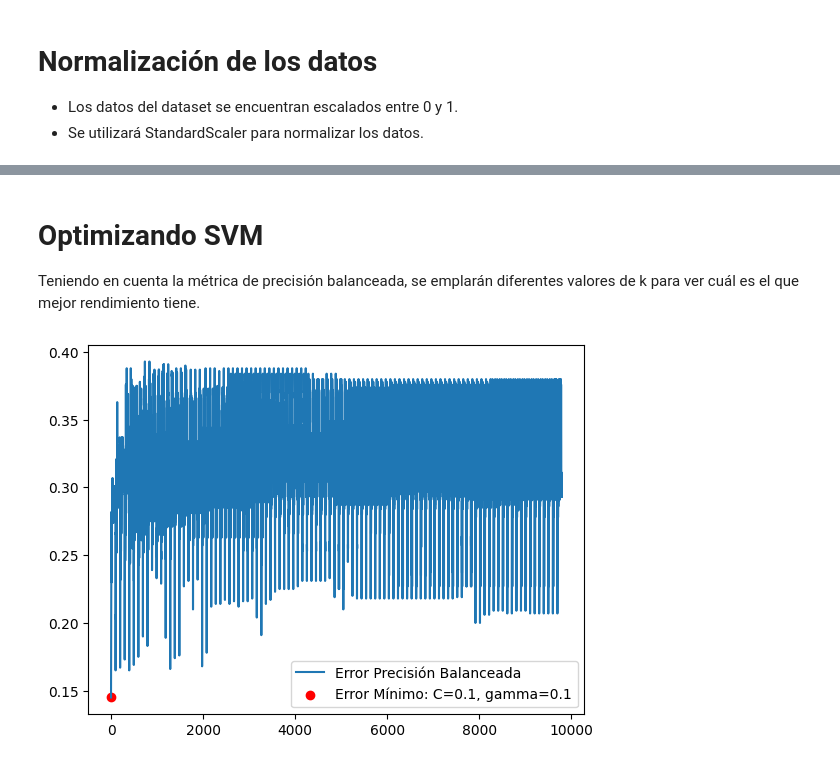
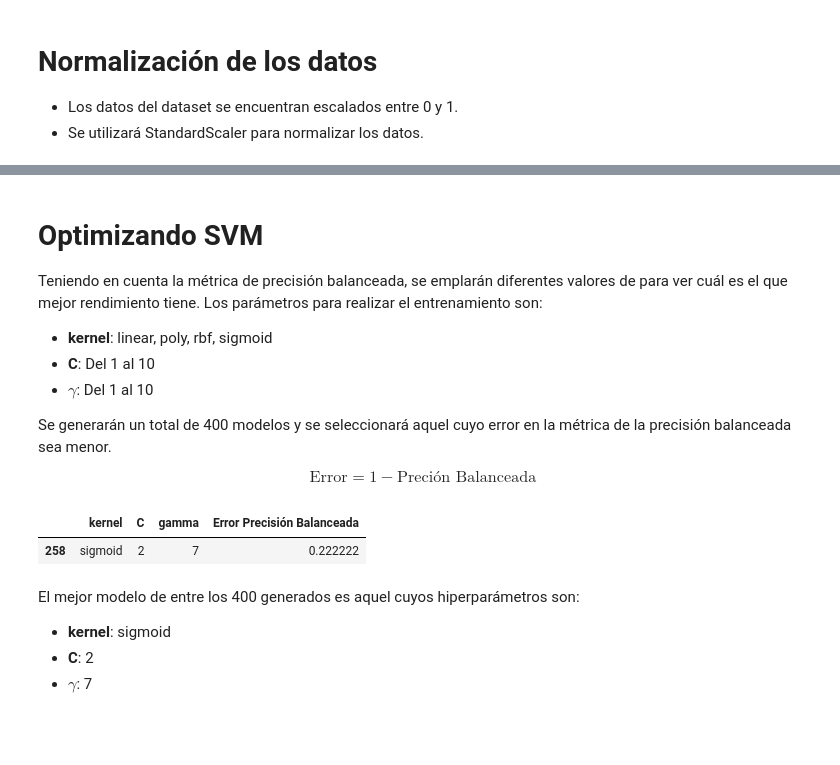
Before and after one commit to soytupadrrre/Master_Python_Eip, a Jupyter notebook: programacion_ml/ppml7.ipynb, the cells around one changed output, grey strips where cells are left out. Saved outputs shown, nothing was run; the diff lists cells and outputs as text; code cells hidden in the pictures; blank space fills up the shorter version.

```diff
--- a/programacion_ml/ppml7.ipynb
+++ b/programacion_ml/ppml7.ipynb
@@ -117,16 +122,29 @@ plt.show()
 # %% [markdown]
 # Optimizando SVM <a class="anchor" name="optimizando"></a>
-Teniendo en cuenta la métrica de precisión balanceada, se emplarán diferentes valores de k para ver cuál es el que mejor rendimiento tiene.
+Teniendo en cuenta la métrica de precisión balanceada, se emplarán diferentes valores de para ver cuál es el que mejor rendimiento tiene. Los parámetros para realizar el entrenamiento son:
+* **kernel**: linear, poly, rbf, sigmoid
+* **C**: Del 1 al 10
+* **$\gamma$**: Del 1 al 10
+
+Se generarán un total de 400 modelos y se seleccionará aquel cuyo error en la métrica de la precisión balanceada sea menor.
+
+$$\text{Error} = 1 - \text{Preción Balanceada}$$
 # %%
-results = pd.DataFrame(columns=['C', 'gamma', 'Precisión Balanceada'])
-rango = np.arange(.01, 100, .01)
-kernels = ['linear', 'poly', 'rbf', 'sigmoid']
-for kernel in kernels:
-    for C in rango:
-        for gamma in rango:
+results = pd.DataFrame(columns=["kernel", 'C', 'gamma', 'Error Precisión Balanceada'])
+for kernel in ['linear', 'poly', 'rbf', 'sigmoid']:
+    for C in range(1, 10):
+        for gamma in range(1, 10):
             model = SVC(C=C, kernel=kernel, gamma=gamma, class_weight='balanced')
             model.fit(X_train, y_train)
             y_pred = model.predict(X_test)
-            results.loc[len(results)] = [C, gamma, 1-metrics.balanced_accuracy_score(y_test, y_pred)]
+            results.loc[len(results)] = [kernel, C, gamma, 1 - metrics.balanced_accuracy_score(y_test, y_pred)]
+
+results.nsmallest(1, 'Error Precisión Balanceada')
 # %% [output]
-[figure, removed]
+|  | kernel | C | gamma | Error Precisión Balanceada |
+| 258 | sigmoid | 2 | 7 | 0.222222 |
+# %% [markdown]
+El mejor modelo de entre los 400 generados es aquel cuyos hiperparámetros son:
+* **kernel**: sigmoid
+* **C**: 2
+* **$\gamma$**: 7
```
Also changed, not shown: parts of 8 cells of this notebook.
